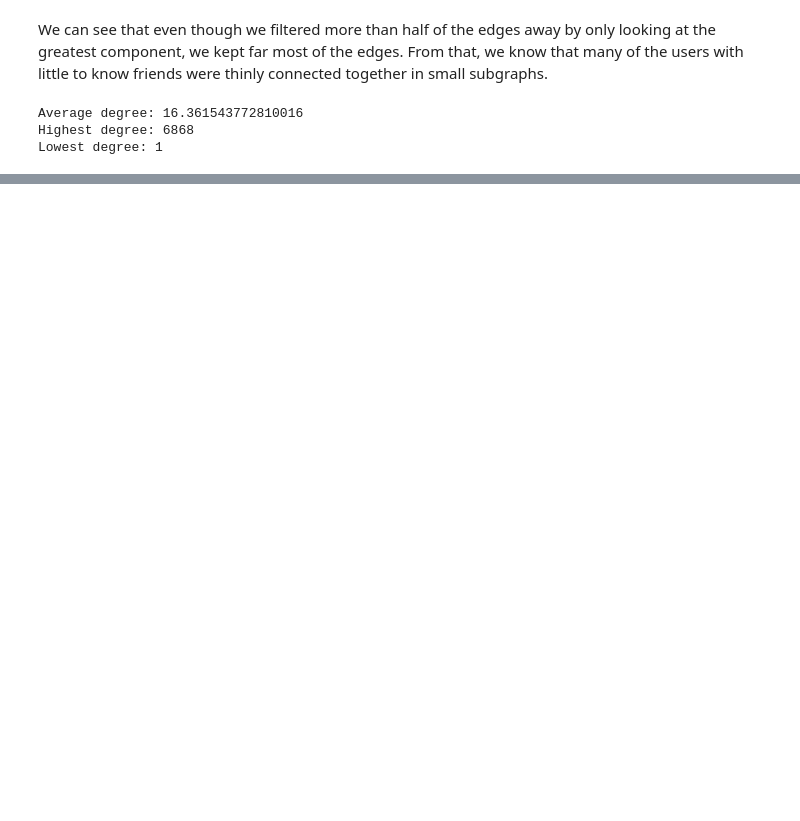
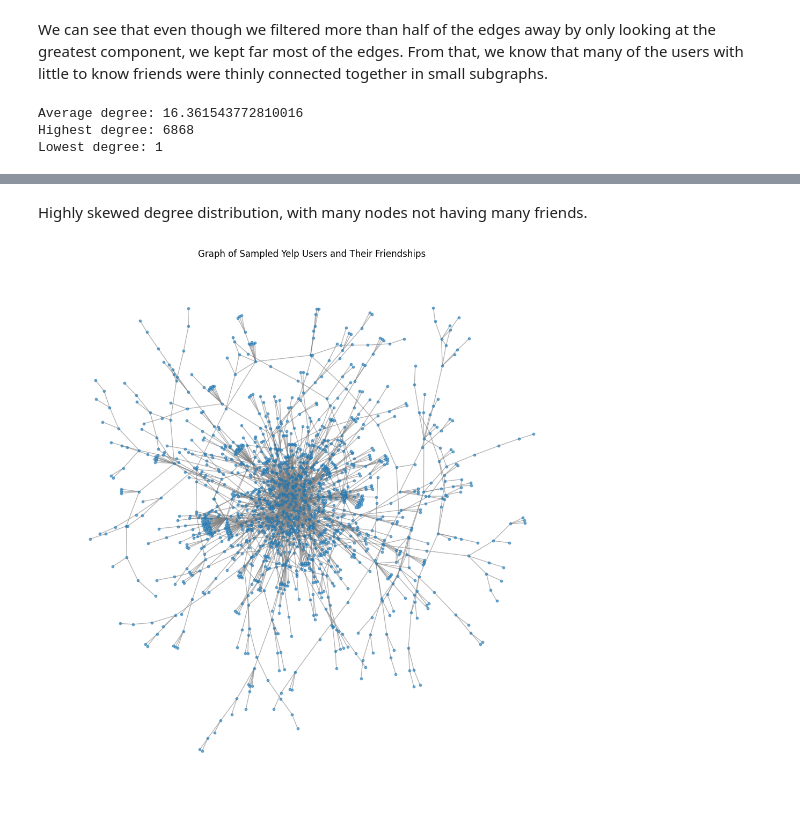
Before and after one commit to Cerlog/02807-project, a Jupyter notebook: Yelp_project_graph.ipynb, the cells around one changed output, grey strips where cells are left out. Drawn from its saved outputs; the diff is of its cells as text; code cells hidden in the pictures; blank space fills up the shorter version.

```diff
--- a/Yelp_project_graph.ipynb
+++ b/Yelp_project_graph.ipynb
@@ -93,0 +160,9 @@ Lowest degree: 1
+# %% [markdown]
+Highly skewed degree distribution, with many nodes not having many friends.
+# %%
+plt.figure(figsize=(10, 10))
+nx.draw(H, node_size=10, alpha=0.6, edge_color="gray", with_labels=False)
+plt.title("Graph of Sampled Yelp Users and Their Friendships")
+plt.show()
+# %% [output]
+[figure, added]
```
Also changed, not shown: parts of 41 cells of this notebook, 2 other files.
